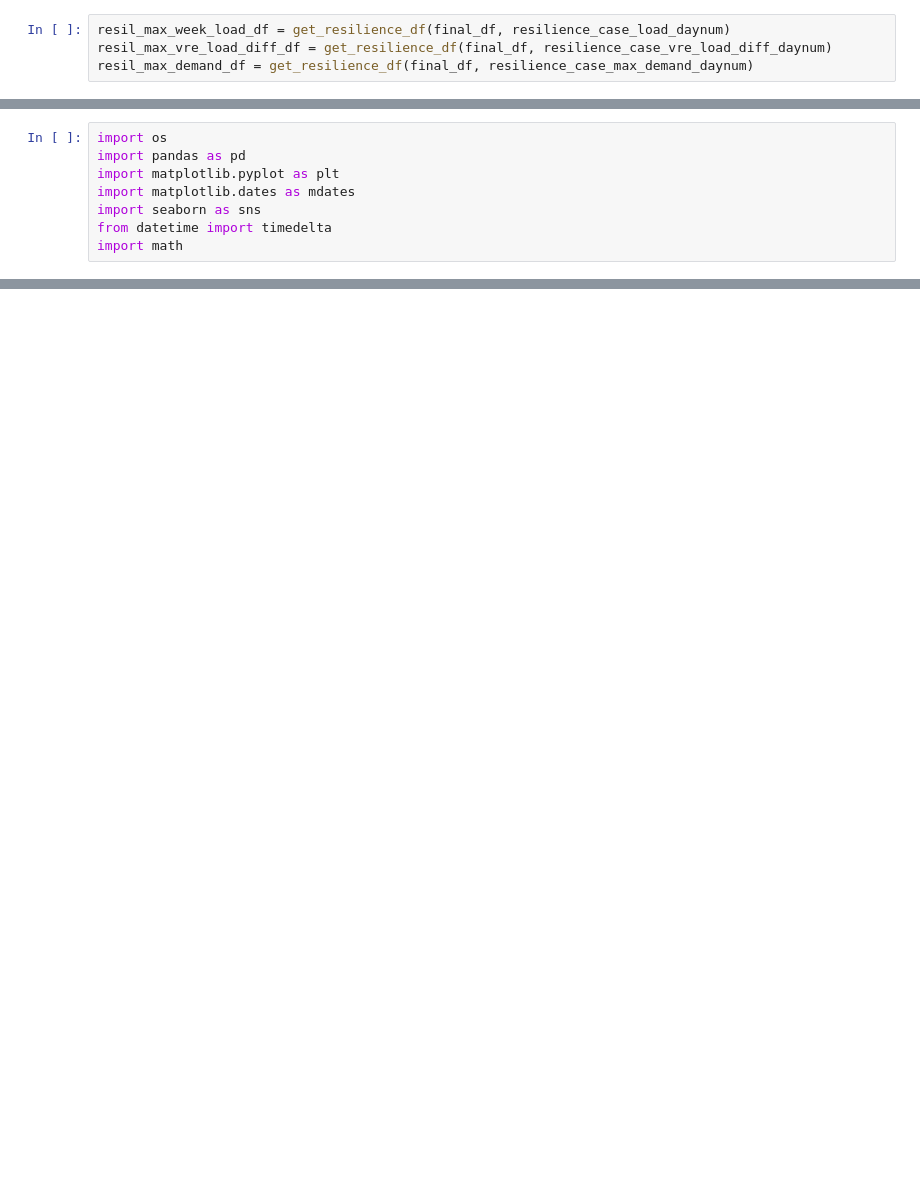
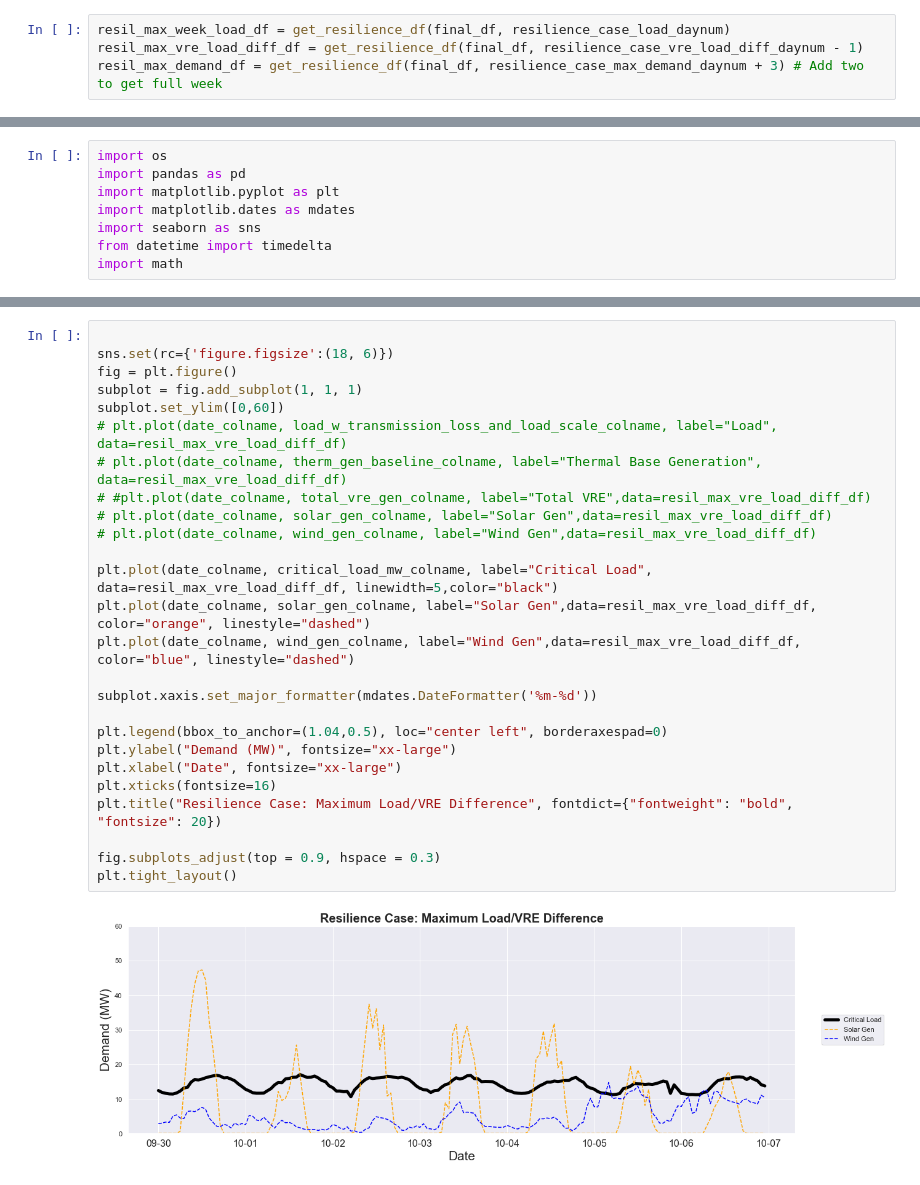
Before and after one commit to b-o-l-l-a/aes-engy-692, a Jupyter notebook: amerigo_island/notebooks/resilience.ipynb, the cells around one changed output, grey strips where cells are left out. Cells and saved outputs as stored; diff of their text form; blank space fills up the shorter version.

```diff
--- a/amerigo_island/notebooks/resilience.ipynb
+++ b/amerigo_island/notebooks/resilience.ipynb
@@ -808,5 +786,5 @@ def get_resilience_df(df, daynum):
     return decorated_df
 # %%
 resil_max_week_load_df = get_resilience_df(final_df, resilience_case_load_daynum)
-resil_max_vre_load_diff_df = get_resilience_df(final_df, resilience_case_vre_load_diff_daynum)
-resil_max_demand_df = get_resilience_df(final_df, resilience_case_max_demand_daynum)
+resil_max_vre_load_diff_df = get_resilience_df(final_df, resilience_case_vre_load_diff_daynum - 1)
+resil_max_demand_df = get_resilience_df(final_df, resilience_case_max_demand_daynum + 3) # Add two to get full week
@@ -857,0 +836,28 @@ plt.tight_layout()
+# %%
+
+sns.set(rc={'figure.figsize':(18, 6)})
+fig = plt.figure()
+subplot = fig.add_subplot(1, 1, 1)
+subplot.set_ylim([0,60])
+# plt.plot(date_colname, load_w_transmission_loss_and_load_scale_colname, label="Load", data=resil_max_vre_load_diff_df)
+# plt.plot(date_colname, therm_gen_baseline_colname, label="Thermal Base Generation", data=resil_max_vre_load_diff_df)
+# #plt.plot(date_colname, total_vre_gen_colname, label="Total VRE",data=resil_max_vre_load_diff_df)
+# plt.plot(date_colname, solar_gen_colname, label="Solar Gen",data=resil_max_vre_load_diff_df)
+# plt.plot(date_colname, wind_gen_colname, label="Wind Gen",data=resil_max_vre_load_diff_df)
+
+plt.plot(date_colname, critical_load_mw_colname, label="Critical Load", data=resil_max_vre_load_diff_df, linewidth=5,color="black")
+plt.plot(date_colname, solar_gen_colname, label="Solar Gen",data=resil_max_vre_load_diff_df, color="orange", linestyle="dashed")
+plt.plot(date_colname, wind_gen_colname, label="Wind Gen",data=resil_max_vre_load_diff_df, color="blue", linestyle="dashed")
+
+subplot.xaxis.set_major_formatter(mdates.DateFormatter('%m-%d'))
+
+plt.legend(bbox_to_anchor=(1.04,0.5), loc="center left", borderaxespad=0)
+plt.ylabel("Demand (MW)", fontsize="xx-large")
+plt.xlabel("Date", fontsize="xx-large")
+plt.xticks(fontsize=16)
+plt.title("Resilience Case: Maximum Load/VRE Difference", fontdict={"fontweight": "bold", "fontsize": 20})
+
+fig.subplots_adjust(top = 0.9, hspace = 0.3)
+plt.tight_layout()
+# %% [output]
+[figure, added]
```
Also changed, not shown: parts of 20 cells of this notebook.
